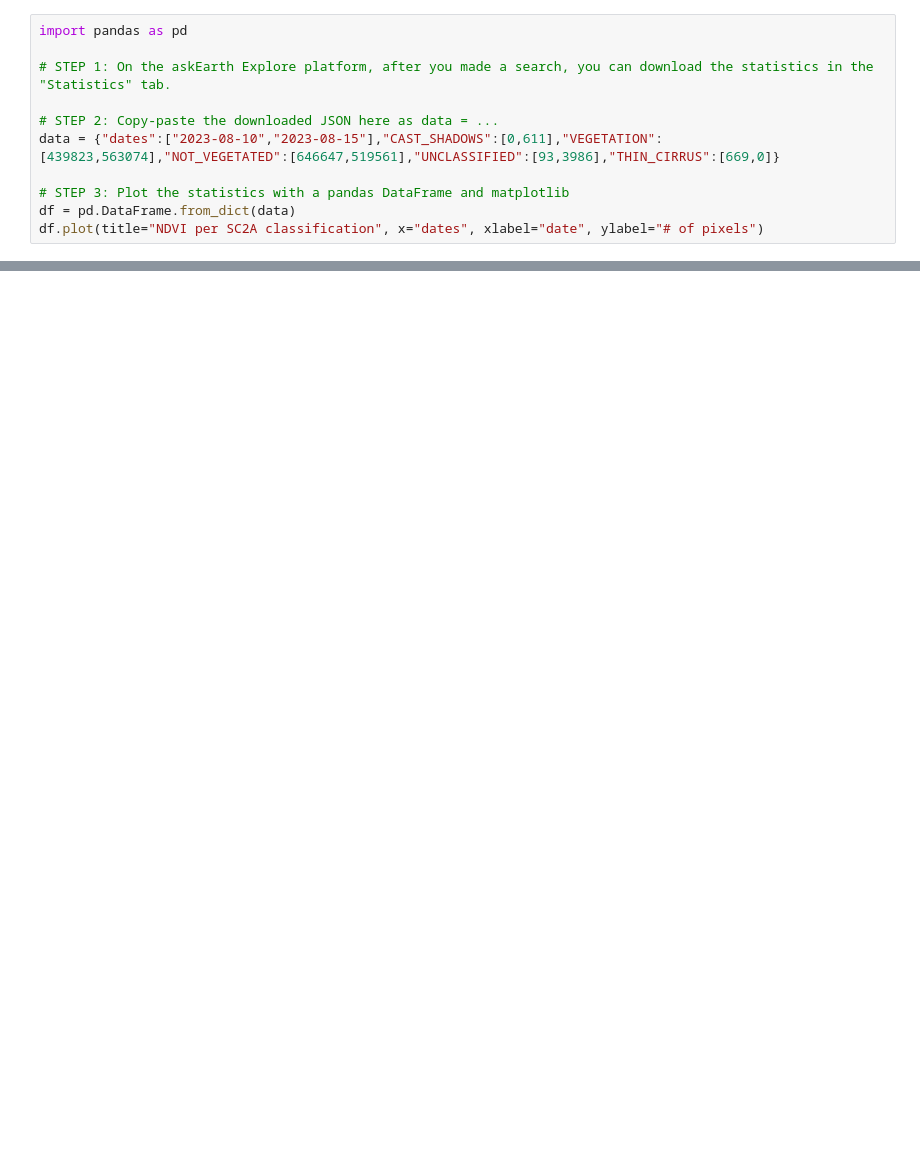
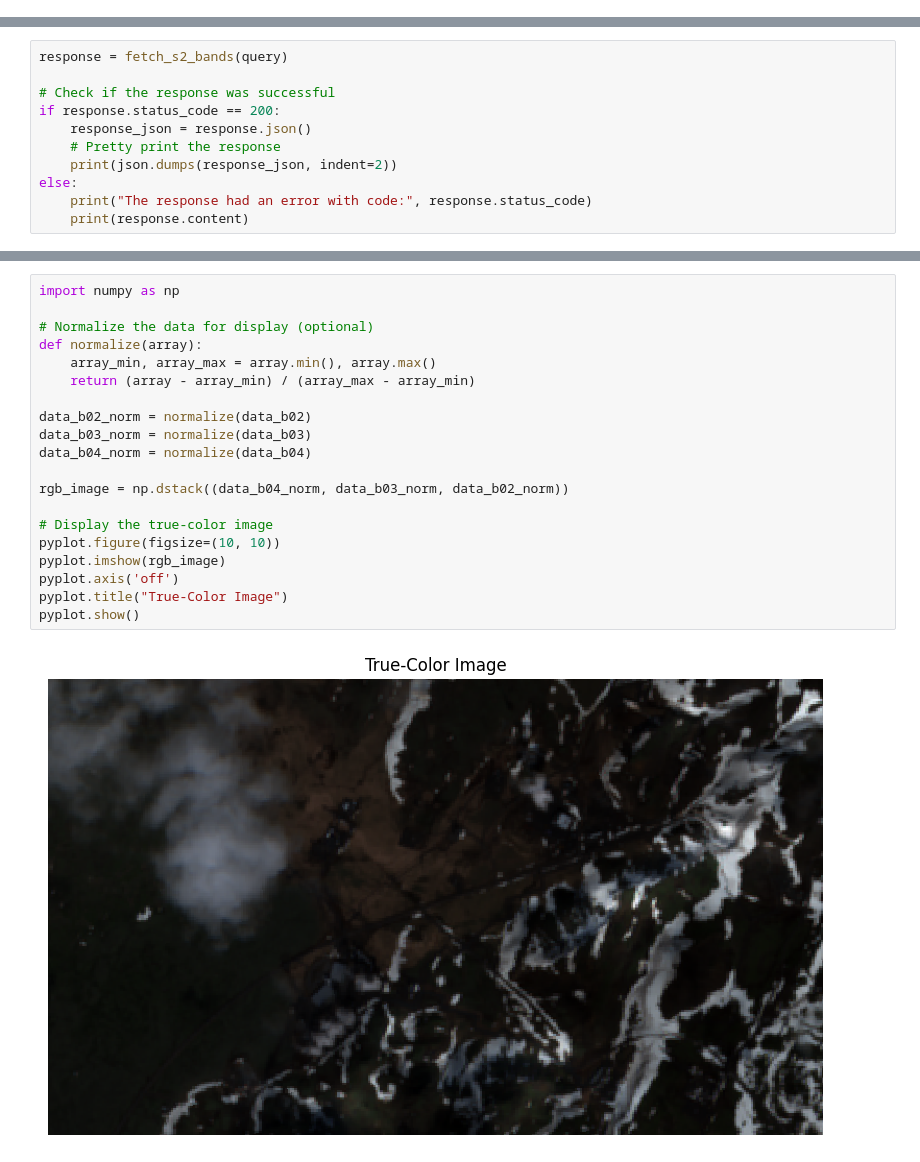
Before and after one commit to HackEOn-group-42/server, a Jupyter notebook: notebooks/askEartth-api.ipynb, the cells around one changed output, grey strips where cells are left out. Saved outputs shown, nothing was run; the diff lists cells and outputs as text; blank space fills up the shorter version.

```diff
--- a/notebooks/askEartth-api.ipynb
+++ b/notebooks/askEartth-api.ipynb
@@ -1,11 +0,0 @@
-# %%
-import pandas as pd
-
-# STEP 1: On the askEarth Explore platform, after you made a search, you can download the statistics in the "Statistics" tab.
-
-# STEP 2: Copy-paste the downloaded JSON here as data = ...
-data = {"dates":["2023-08-10","2023-08-15"],"CAST_SHADOWS":[0,611],"VEGETATION":[439823,563074],"NOT_VEGETATED":[646647,519561],"UNCLASSIFIED":[93,3986],"THIN_CIRRUS":[669,0]}
-
-# STEP 3: Plot the statistics with a pandas DataFrame and matplotlib
-df = pd.DataFrame.from_dict(data)
-df.plot(title="NDVI per SC2A classification", x="dates", xlabel="date", ylabel="# of pixels")
@@ -15,0 +89,11 @@ Matplotlib is building the font cache; this may take a moment.
+# %%
+response = fetch_s2_bands(query)
+
+# Check if the response was successful
+if response.status_code == 200:
+    response_json = response.json()
+    # Pretty print the response
+    print(json.dumps(response_json, indent=2))
+else:
+    print("The response had an error with code:", response.status_code)
+    print(response.content)
@@ -15,0 +152,22 @@ Matplotlib is building the font cache; this may take a moment.
+# %%
+import numpy as np
+
+# Normalize the data for display (optional)
+def normalize(array):
+    array_min, array_max = array.min(), array.max()
+    return (array - array_min) / (array_max - array_min)
+
+data_b02_norm = normalize(data_b02)
+data_b03_norm = normalize(data_b03)
+data_b04_norm = normalize(data_b04)
+
+rgb_image = np.dstack((data_b04_norm, data_b03_norm, data_b02_norm))
+
+# Display the true-color image
+pyplot.figure(figsize=(10, 10))
+pyplot.imshow(rgb_image)
+pyplot.axis('off')
+pyplot.title("True-Color Image")
+pyplot.show()
+# %% [output]
+[figure, added]
```
Also changed, not shown: parts of 8 cells of this notebook.
